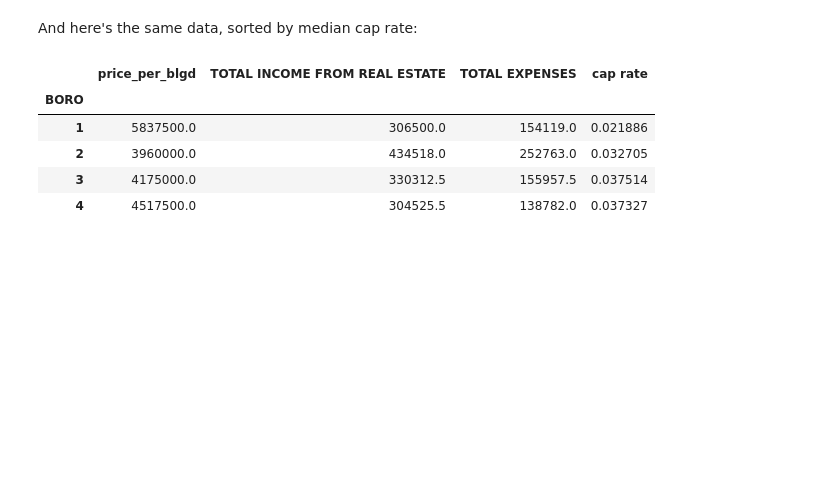
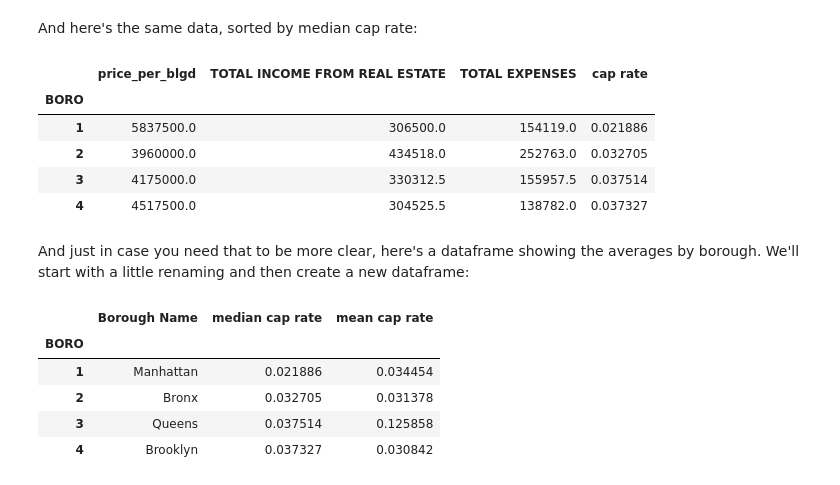
Before and after one commit to 2ndrew2ncheta/Advanced-Data-Group-Project-3, a Jupyter notebook: notebooks/Cap Rates(final).ipynb, the cells around one changed output. Saved outputs shown, nothing was run; the diff lists cells and outputs as text; code cells hidden in the pictures; blank space fills up the shorter version.

```diff
--- a/notebooks/Cap Rates(final).ipynb
+++ b/notebooks/Cap Rates(final).ipynb
@@ -148,7 +134,8 @@ combined[columns]
 # %% [markdown]
 Now it's time to do some analysis. Here are the average cap rates for properties bought in 2020-2021, sorted by borough:
 # %%
-combined[columns].groupby("BORO").mean()
+means=combined[columns].groupby("BORO").mean()
+means
 # %% [output]
 |  | price_per_blgd | TOTAL INCOME FROM REAL ESTATE | TOTAL EXPENSES | cap rate |
 | BORO |  |  |  |  |
@@ -159,7 +146,8 @@ combined[columns].groupby("BORO").mean()
 # %% [markdown]
 And here's the same data, sorted by median cap rate:
 # %%
-combined[columns].groupby("BORO").median()
+medians=combined[columns].groupby("BORO").median()
+medians
 # %% [output]
 |  | price_per_blgd | TOTAL INCOME FROM REAL ESTATE | TOTAL EXPENSES | cap rate |
 | BORO |  |  |  |  |
@@ -171,0 +160,17 @@ combined.to_csv('../output/capitalizationrates.csv')
+# %% [markdown]
+And just in case you need that to be more clear, here's a dataframe showing the averages by borough. We'll start with a little renaming and then create a new dataframe:
+# %%
+means["mean cap rate"]=means["cap rate"]
+medians["median cap rate"]=medians["cap rate"]
+medians["Borough Name"]=["Manhattan","Bronx","Queens","Brooklyn"]
+Averages=pd.concat([means, medians], axis=1)
+cols=["Borough Name","median cap rate","mean cap rate"]
+# %%
+Averages[cols]
+# %% [output]
+|  | Borough Name | median cap rate | mean cap rate |
+| BORO |  |  |  |
+| 1 | Manhattan | 0.021886 | 0.034454 |
+| 2 | Bronx | 0.032705 | 0.031378 |
+| 3 | Queens | 0.037514 | 0.125858 |
+| 4 | Brooklyn | 0.037327 | 0.030842 |
```
Also changed, not shown: parts of 2 cells of this notebook.
